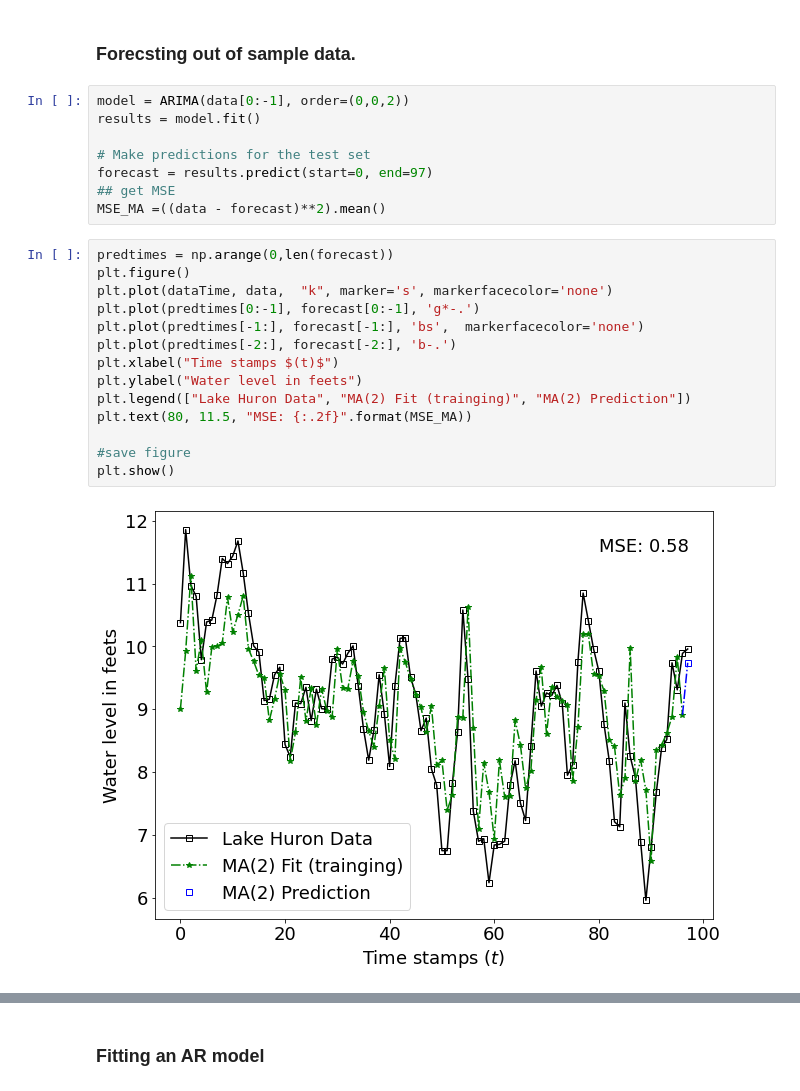
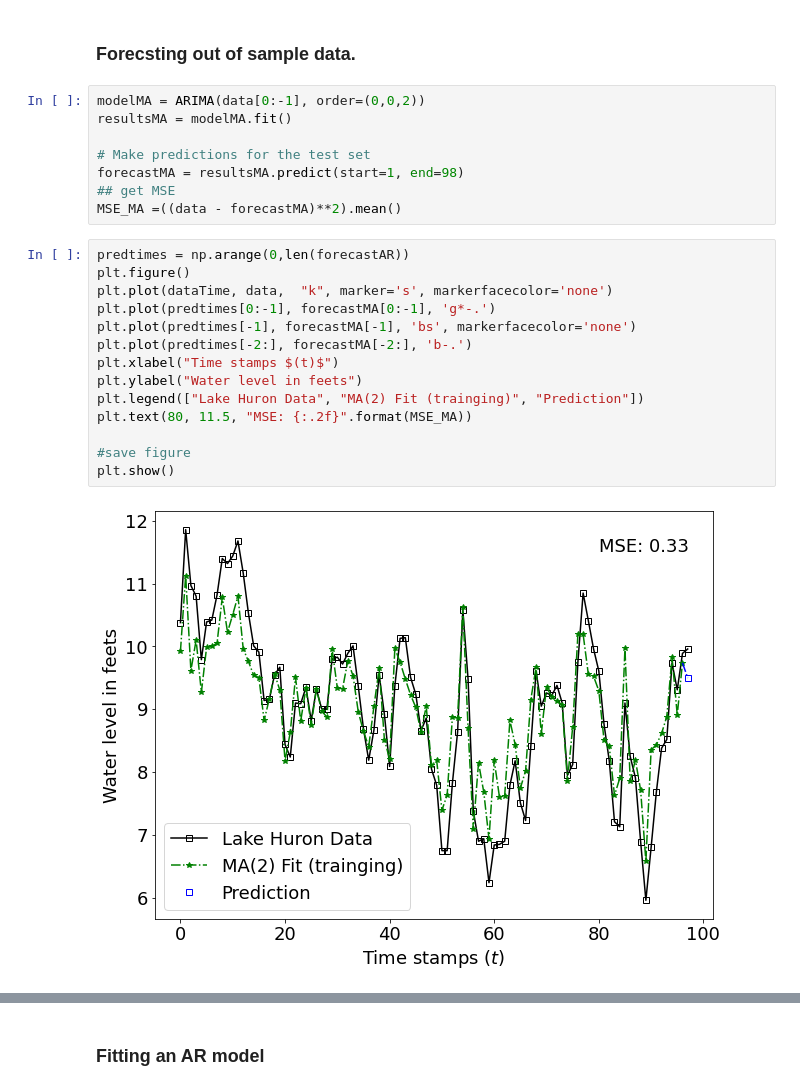
Before and after one commit to YassYe/Deeplearning-Workshops-FYP, a Jupyter notebook: Project2/TimeSeriesProject.ipynb, the cells around one changed output, grey strips where cells are left out. Cells and saved outputs as stored; diff of their text form.

Commit message:
Added more detail to ARMA models, correct errors in variable naming of AR and MA processes

```diff
--- a/Project2/TimeSeriesProject.ipynb
+++ b/Project2/TimeSeriesProject.ipynb
@@ -192,28 +195,28 @@ print(result)
 # %% [markdown]
 ### Forecsting out of sample data.
 # %%
-model = ARIMA(data[0:-1], order=(0,0,2))
-results = model.fit()
+modelMA = ARIMA(data[0:-1], order=(0,0,2))
+resultsMA = modelMA.fit()
 
 # Make predictions for the test set
-forecast = results.predict(start=0, end=97)
+forecastMA = resultsMA.predict(start=1, end=98)
 ## get MSE
-MSE_MA =((data - forecast)**2).mean()
+MSE_MA =((data - forecastMA)**2).mean()
 # %%
-predtimes = np.arange(0,len(forecast))
+predtimes = np.arange(0,len(forecastAR))
 plt.figure()
 plt.plot(dataTime, data,  "k", marker='s', markerfacecolor='none')
-plt.plot(predtimes[0:-1], forecast[0:-1], 'g*-.')
-plt.plot(predtimes[-1:], forecast[-1:], 'bs',  markerfacecolor='none')
-plt.plot(predtimes[-2:], forecast[-2:], 'b-.')
+plt.plot(predtimes[0:-1], forecastMA[0:-1], 'g*-.')
+plt.plot(predtimes[-1], forecastMA[-1], 'bs', markerfacecolor='none')
+plt.plot(predtimes[-2:], forecastMA[-2:], 'b-.')
 plt.xlabel("Time stamps $(t)$")
 plt.ylabel("Water level in feets")
-plt.legend(["Lake Huron Data", "MA(2) Fit (trainging)", "MA(2) Prediction"])
+plt.legend(["Lake Huron Data", "MA(2) Fit (trainging)", "Prediction"])
 plt.text(80, 11.5, "MSE: {:.2f}".format(MSE_MA))
 
 #save figure
 plt.show()
 # %% [output]
-[figure, old version]
+[figure, new version]
 # %%
 # Model summary
```
Also changed, not shown: parts of 16 cells of this notebook, 9 other files.
